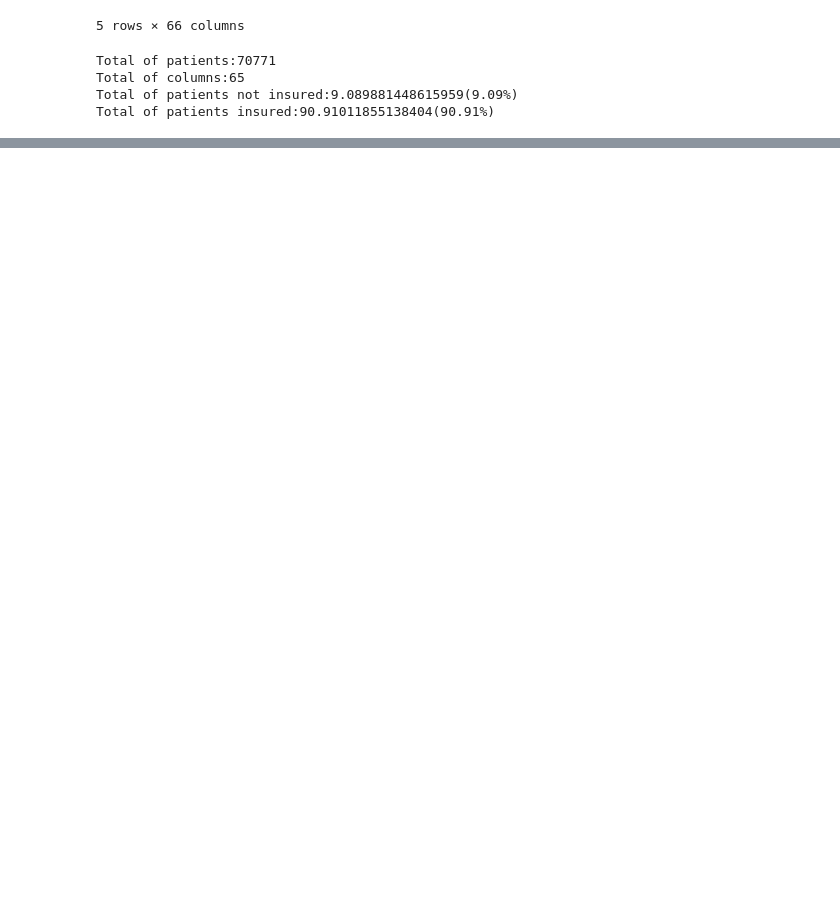
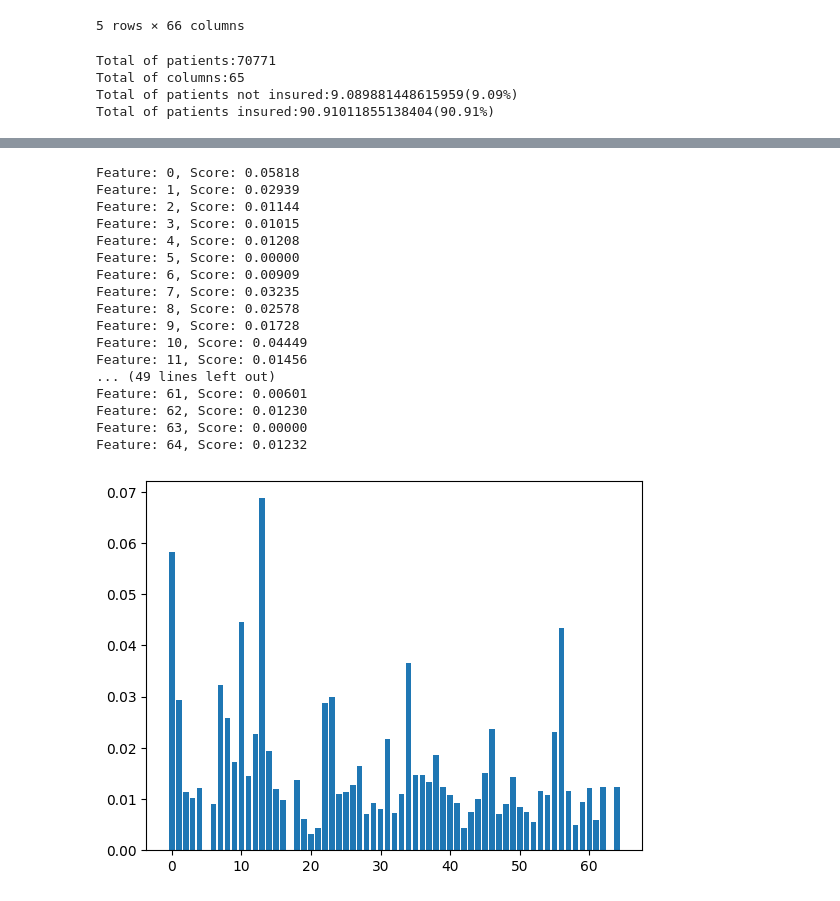
Before and after one commit to joaopecomonteiro/trabalho_ids, a Jupyter notebook: joao_playground.ipynb, the cells around one changed output, grey strips where cells are left out. Cells and saved outputs as stored; diff of their text form; code cells hidden in the pictures; blank space fills up the shorter version.

```diff
--- a/joao_playground.ipynb
+++ b/joao_playground.ipynb
@@ -323,0 +383,12 @@ Accuracy: 0.91
+# %%
+from sklearn.inspection import permutation_importance
+
+results = permutation_importance(model, X, y, scoring='accuracy')
+# get importance
+importance = results.importances_mean
+# summarize feature importance
+for i,v in enumerate(importance):
+ print('Feature: %0d, Score: %.5f' % (i,v))
+# plot feature importance
+plt.bar([x for x in range(len(importance))], importance)
+plt.show()
@@ -323,0 +415,27 @@ Accuracy: 0.91
+# %%
+importance = model.feature_importances_
+# summarize feature importance
+for i,v in enumerate(importance):
+ print('Feature: %0d, Score: %.5f' % (i,v))
+# plot feature importance
+plt.bar([x for x in range(len(importance))], importance)
+plt.show()
+# %% [output]
+Feature: 0, Score: 0.05818
+Feature: 1, Score: 0.02939
+Feature: 2, Score: 0.01144
+Feature: 3, Score: 0.01015
+Feature: 4, Score: 0.01208
+Feature: 5, Score: 0.00000
+Feature: 6, Score: 0.00909
+Feature: 7, Score: 0.03235
+Feature: 8, Score: 0.02578
+Feature: 9, Score: 0.01728
+Feature: 10, Score: 0.04449
+Feature: 11, Score: 0.01456
+... (49 lines left out)
+Feature: 61, Score: 0.00601
+Feature: 62, Score: 0.01230
+Feature: 63, Score: 0.00000
+Feature: 64, Score: 0.01232
+[figure, added]
```
Also changed, not shown: parts of 13 cells of this notebook.
